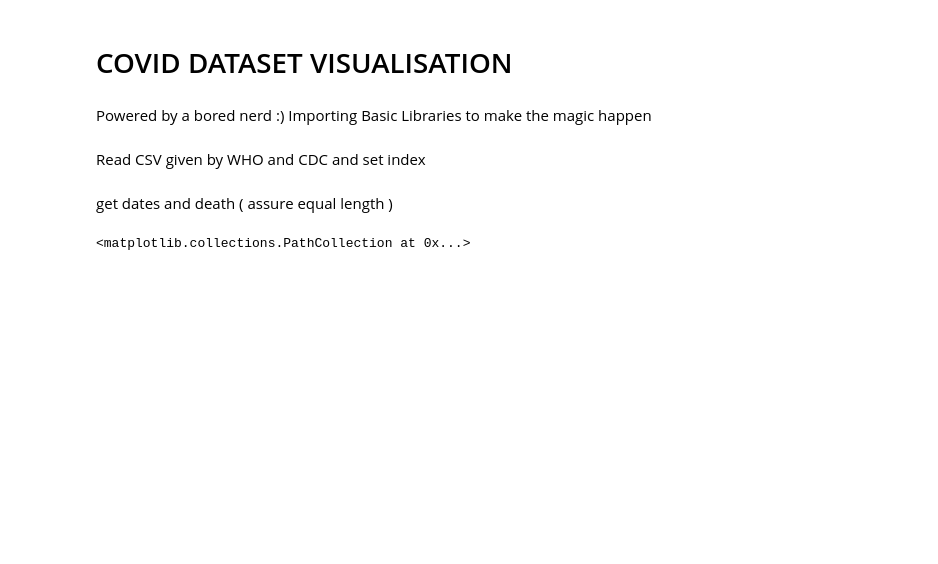
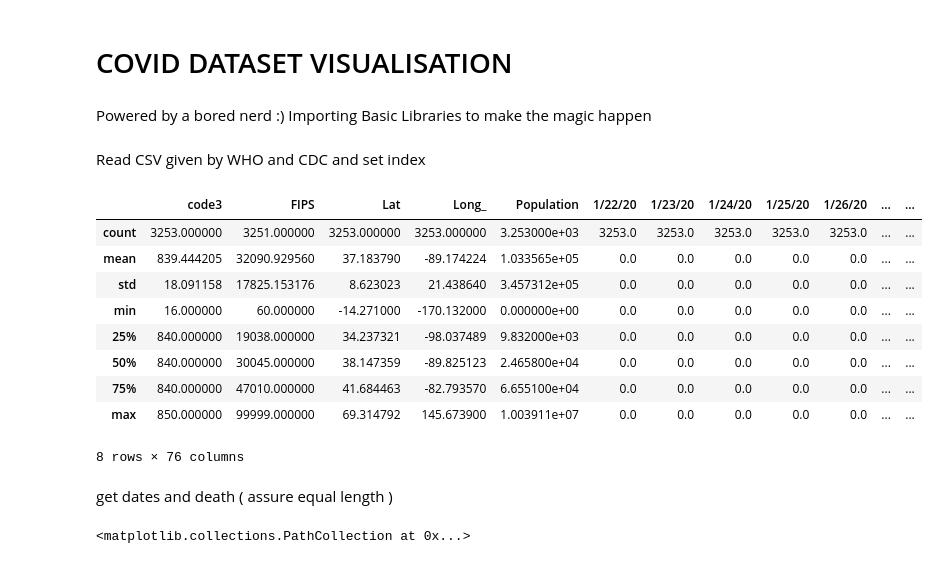
Before and after one commit to RahulBatra065/data-science, a Jupyter notebook: covid-dataset.ipynb, the cells around one changed output. Drawn from its saved outputs; the diff is of its cells as text; code cells hidden in the pictures; blank space fills up the shorter version.

```diff
--- a/covid-dataset.ipynb
+++ b/covid-dataset.ipynb
@@ -11,6 +11,18 @@ from matplotlib import pyplot as plt
 Read CSV given by WHO and CDC and set index
 # %%
 confirmed_df = pd.read_csv('f.csv',index_col=0)
+confirmed_df.describe()
+# %% [output]
+|  | code3 | FIPS | Lat | Long_ | Population | 1/22/20 | 1/23/20 | 1/24/20 | 1/25/20 | 1/26/20 | ... | ... |
+| count | 3253.000000 | 3251.000000 | 3253.000000 | 3253.000000 | 3.253000e+03 | 3253.0 | 3253.0 | 3253.0 | 3253.0 | 3253.0 | ... | ... |
+| mean | 839.444205 | 32090.929560 | 37.183790 | -89.174224 | 1.033565e+05 | 0.0 | 0.0 | 0.0 | 0.0 | 0.0 | ... | ... |
+| std | 18.091158 | 17825.153176 | 8.623023 | 21.438640 | 3.457312e+05 | 0.0 | 0.0 | 0.0 | 0.0 | 0.0 | ... | ... |
+| min | 16.000000 | 60.000000 | -14.271000 | -170.132000 | 0.000000e+00 | 0.0 | 0.0 | 0.0 | 0.0 | 0.0 | ... | ... |
+| 25% | 840.000000 | 19038.000000 | 34.237321 | -98.037489 | 9.832000e+03 | 0.0 | 0.0 | 0.0 | 0.0 | 0.0 | ... | ... |
+| 50% | 840.000000 | 30045.000000 | 38.147359 | -89.825123 | 2.465800e+04 | 0.0 | 0.0 | 0.0 | 0.0 | 0.0 | ... | ... |
+| 75% | 840.000000 | 47010.000000 | 41.684463 | -82.793570 | 6.655100e+04 | 0.0 | 0.0 | 0.0 | 0.0 | 0.0 | ... | ... |
+| max | 850.000000 | 99999.000000 | 69.314792 | 145.673900 | 1.003911e+07 | 0.0 | 0.0 | 0.0 | 0.0 | 0.0 | ... | ... |
+8 rows × 76 columns
 # %% [markdown]
 get dates and death ( assure equal length )
 # %%
```
Also changed, not shown: 4 other files.
